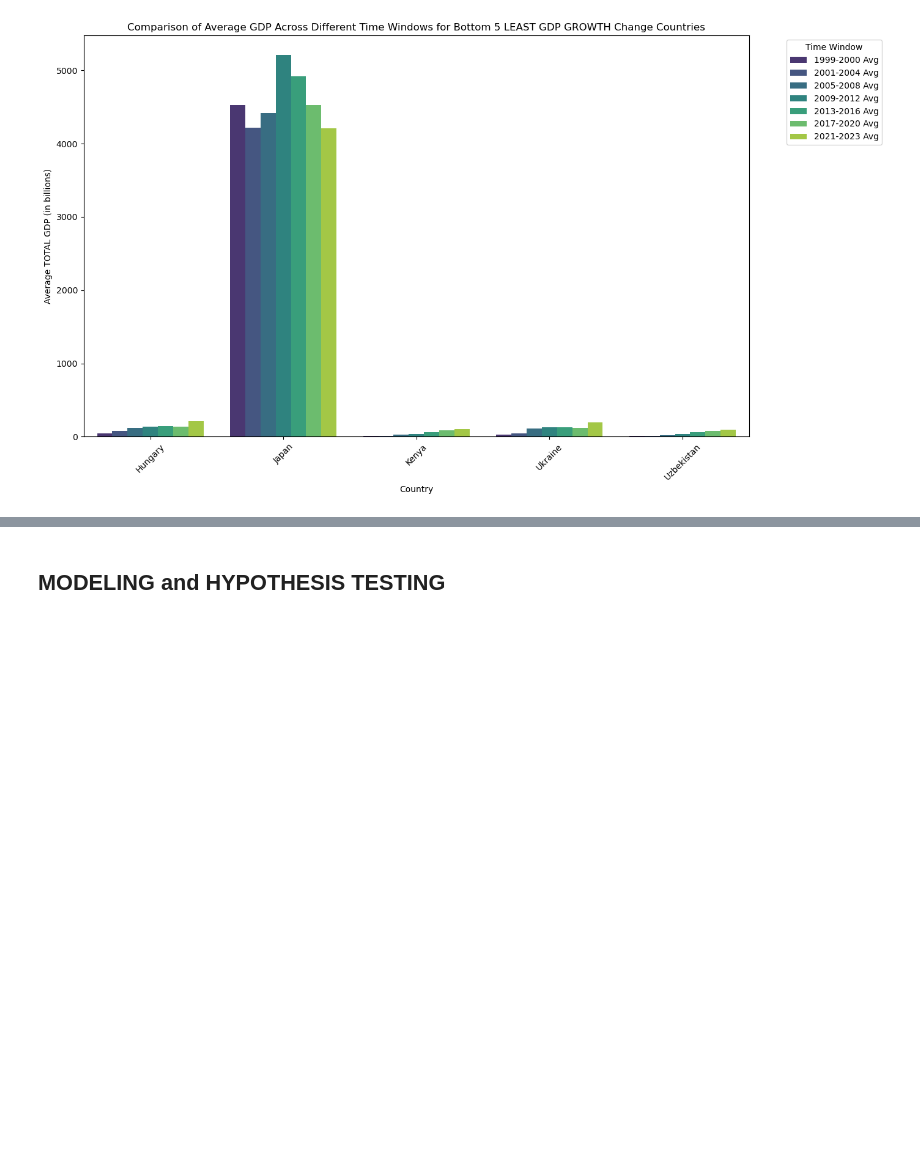
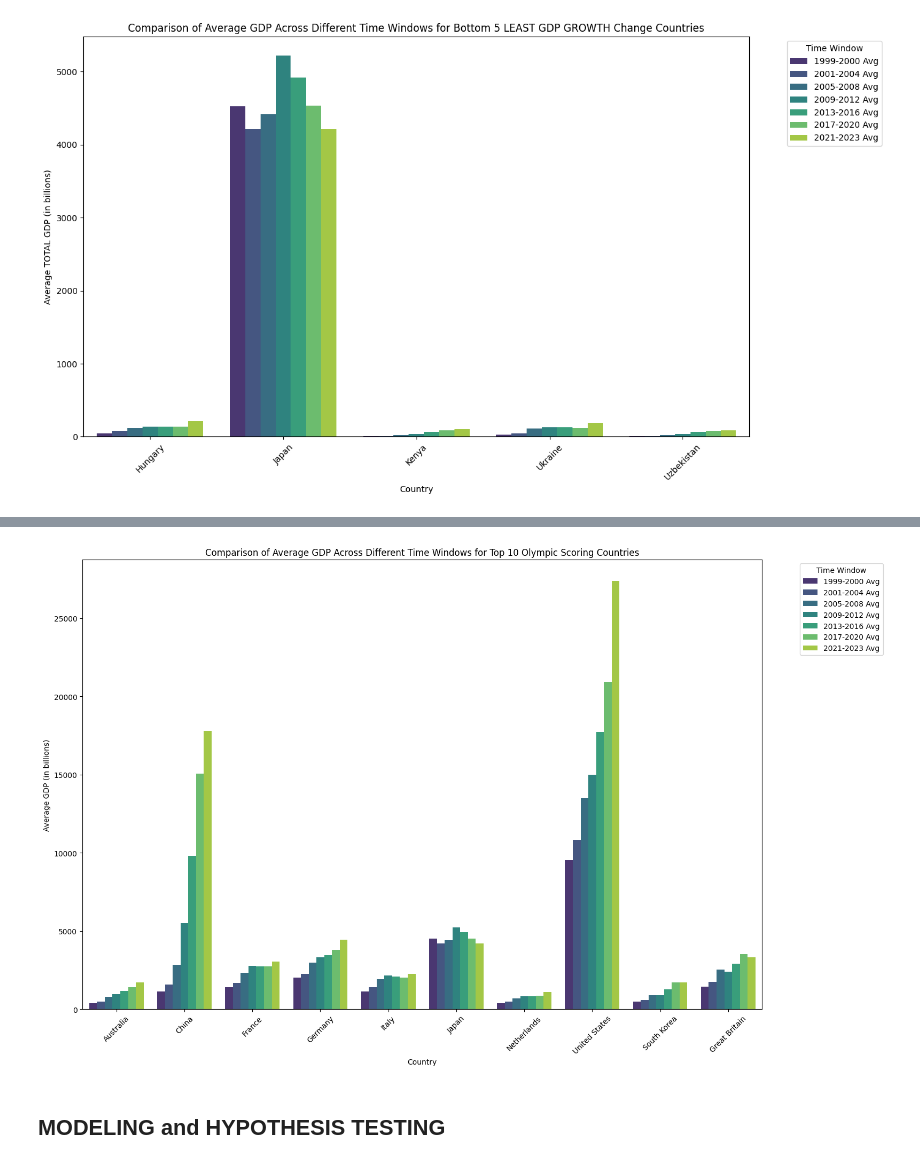
Before and after one commit to levsah/Olympinomics, a Jupyter notebook: FinalProject_Group103-FA24.ipynb, the cells around one changed output, grey strips where cells are left out. Saved outputs shown, nothing was run; the diff lists cells and outputs as text; code cells hidden in the pictures; blank space fills up the shorter version.

```diff
--- a/FinalProject_Group103-FA24.ipynb
+++ b/FinalProject_Group103-FA24.ipynb
@@ -1289,3 +1323,25 @@ plt.show()
+# %%
+# Extract the top 10 countries from the olympics data based on total medals
+top_10_olympic_countries = olympics24.sort_values(by="total", ascending=False).head(10)["Country"]
+
+# Filter the GDP data for these top 10 countries
+top_10_gdp_df = gdp_olympic_avg[gdp_olympic_avg["Country"].isin(top_10_olympic_countries)].reset_index(drop=True)
+
+# Melting the DataFrame to long format for plotting
+top_10_gdp_melted = pd.melt(top_10_gdp_df, id_vars="Country", var_name="Time Window", value_name="Average GDP")
+
+# Plotting a grouped bar chart to compare GDP across different time windows for the top 10 Olympic countries
+plt.figure(figsize=(16, 10))
+sns.barplot(data=top_10_gdp_melted, x="Country", y="Average GDP", hue="Time Window", palette="viridis")
+plt.title("Comparison of Average GDP Across Different Time Windows for Top 10 Olympic Scoring Countries")
+plt.xlabel("Country")
+plt.ylabel("Average GDP (in billions)")
+plt.xticks(rotation=45)
+plt.legend(title="Time Window", bbox_to_anchor=(1.05, 1), loc="upper left")
+plt.tight_layout()
+plt.show()
+# %% [output]
+[figure, added]
 # %% [markdown]
 ## **MODELING and HYPOTHESIS TESTING**
 # %% [markdown]
```
Also changed, not shown: parts of 17 cells of this notebook.
